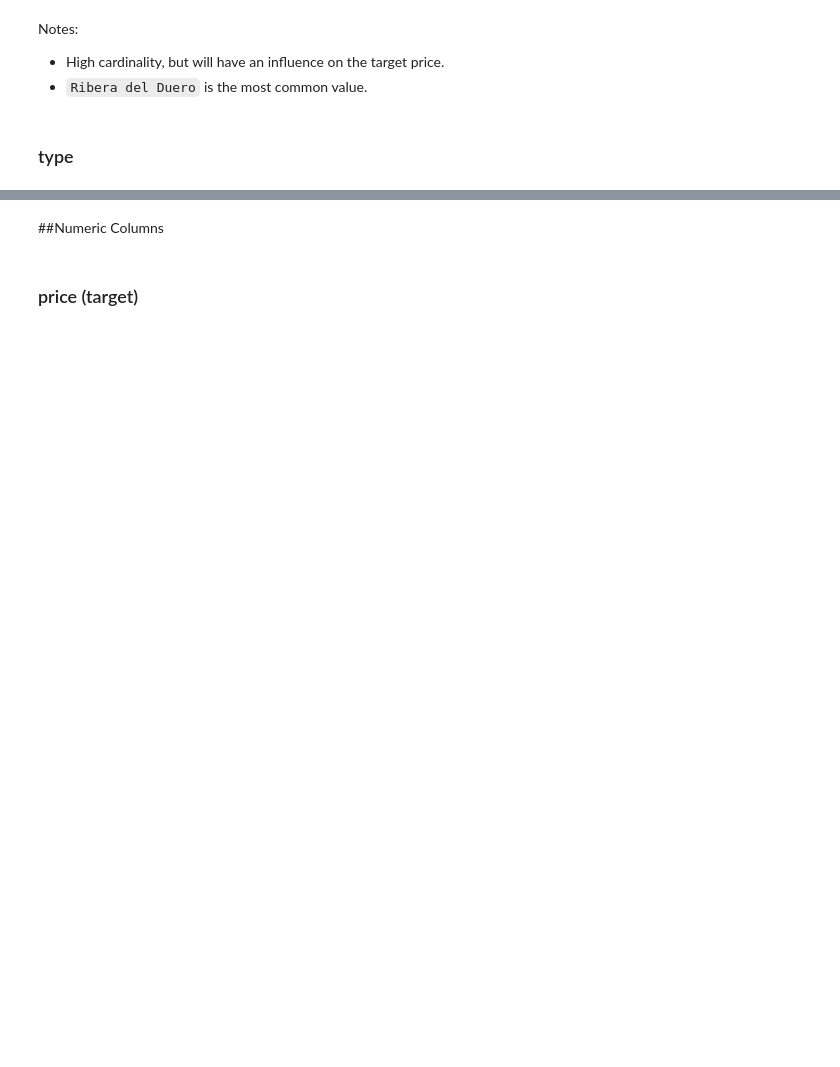
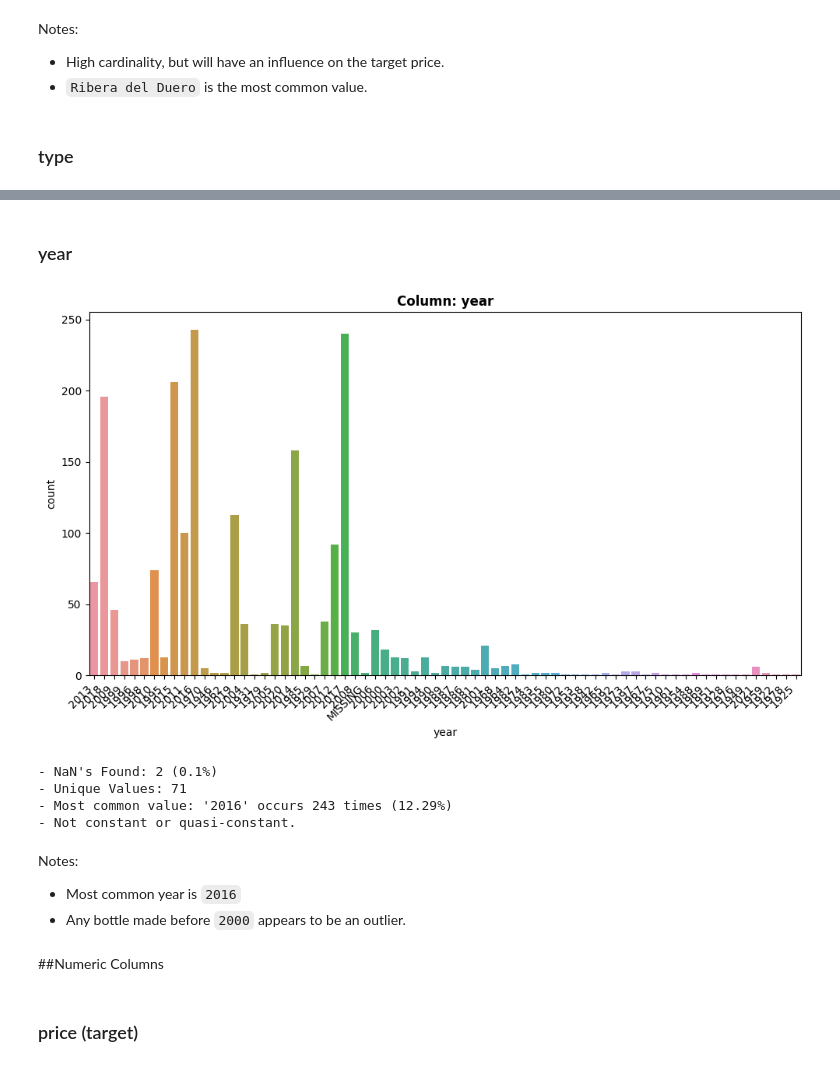
Before and after one commit to paulf35/dsproject2, a Jupyter notebook: CD_P2_SpanishWines_EDA_CORE.ipynb, the cells around one changed output, grey strips where cells are left out. Cells and saved outputs as stored; diff of their text form; code cells hidden in the pictures; blank space fills up the shorter version.

```diff
--- a/CD_P2_SpanishWines_EDA_CORE.ipynb
+++ b/CD_P2_SpanishWines_EDA_CORE.ipynb
@@ -429,4 +343,19 @@ explore_categorical(df, 'type');
 - Not constant or quasi-constant.
+# %% [markdown]
+### year
+# %%
+# Univariate model for 'Year'
+explore_categorical(df, 'year');
+# %% [output]
+[figure, added]
+- NaN's Found: 2 (0.1%)
+- Unique Values: 71
+- Most common value: '2016' occurs 243 times (12.29%)
+- Not constant or quasi-constant.
+# %% [markdown]
+Notes:
+- Most common year is `2016`
+- Any bottle made before `2000` appears to be an outlier.
 # %% [markdown]
 ##Numeric Columns
 # %% [markdown]
```
Also changed, not shown: parts of 29 cells of this notebook.
